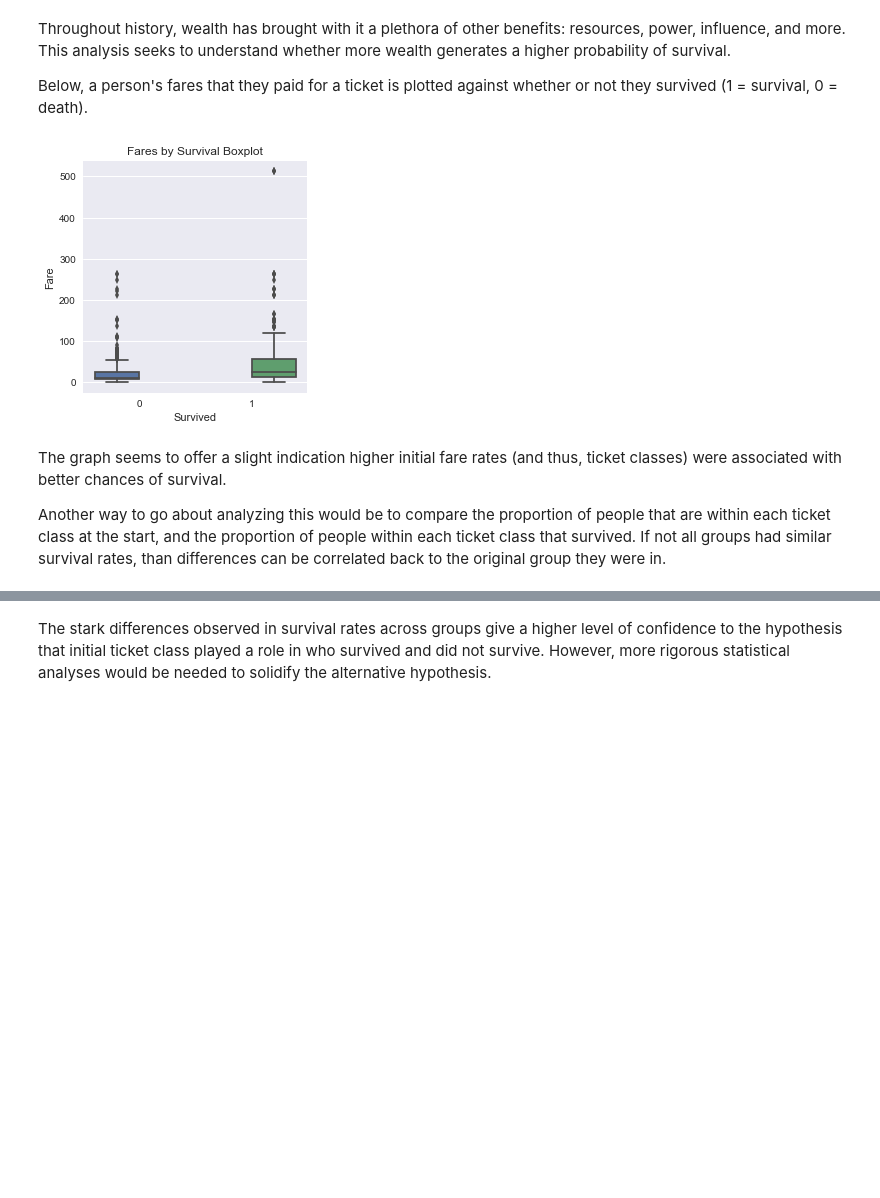
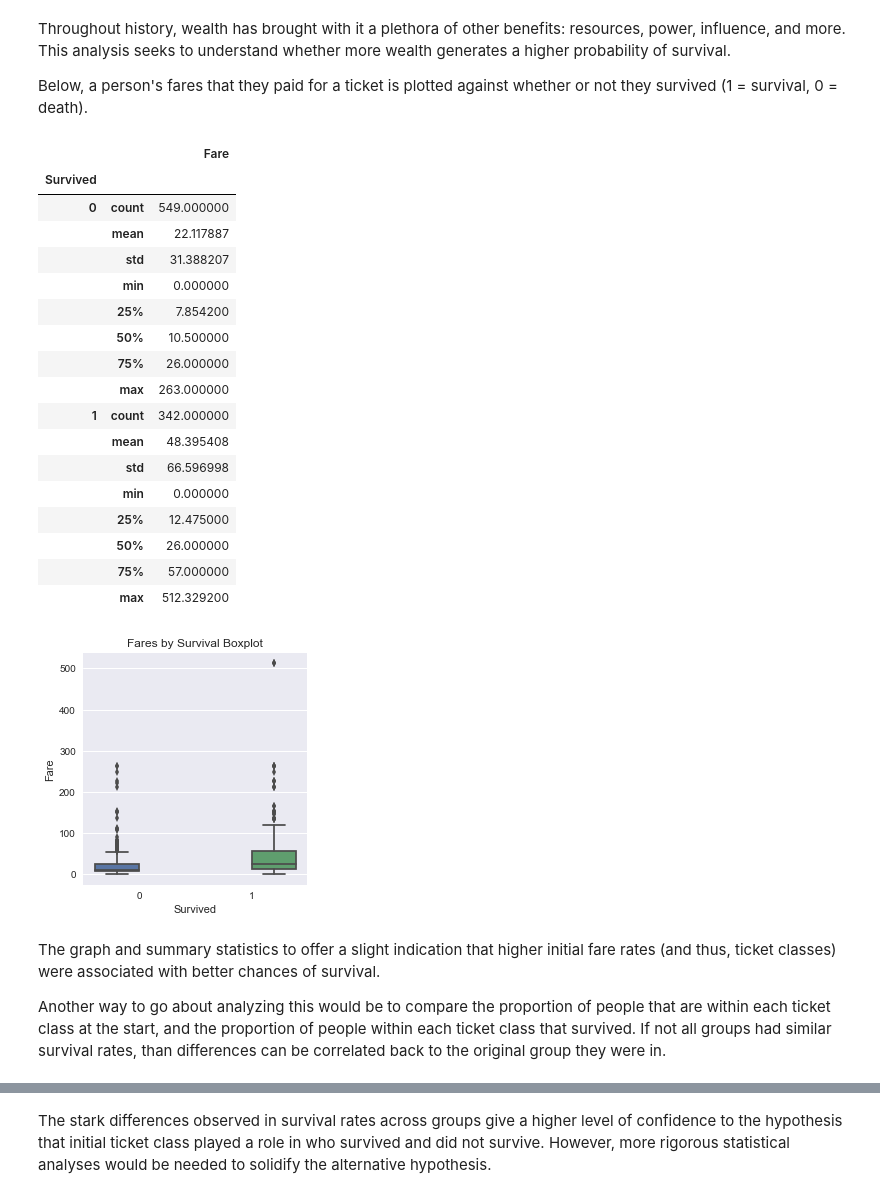
Before and after one commit to jaottavi/Titanic_Data_Analyst, a Jupyter notebook: Titanic-Project.ipynb, the cells around one changed output, grey strips where cells are left out. Saved outputs shown, nothing was run; the diff lists cells and outputs as text; code cells hidden in the pictures; blank space fills up the shorter version.

```diff
--- a/Titanic-Project.ipynb
+++ b/Titanic-Project.ipynb
@@ -88,13 +102,33 @@ Throughout history, wealth has brought with it a plethora of other benefits: res
 
 Below, a person's fares that they paid for a ticket is plotted against whether or not they survived (1 = survival, 0 = death).
 # %%
+display(pd.DataFrame(titanic.groupby(['Survived'])['Fare'].describe()))
+
 sns.factorplot(x = 'Survived', y = 'Fare', hue = 'Survived', kind = 'box', data = titanic)
 plt.title('Fares by Survival Boxplot')
 plt.show()
 # %% [output]
+|  |  | Fare |
+| Survived |  |  |
+| 0 | count | 549.000000 |
+|  | mean | 22.117887 |
+|  | std | 31.388207 |
+|  | min | 0.000000 |
+|  | 25% | 7.854200 |
+|  | 50% | 10.500000 |
+|  | 75% | 26.000000 |
+|  | max | 263.000000 |
+| 1 | count | 342.000000 |
+|  | mean | 48.395408 |
+|  | std | 66.596998 |
+|  | min | 0.000000 |
+|  | 25% | 12.475000 |
+|  | 50% | 26.000000 |
+|  | 75% | 57.000000 |
+|  | max | 512.329200 |
 [figure]
 # %% [markdown]
-The graph seems to offer a slight indication higher initial fare rates (and thus, ticket classes) were associated with better chances of survival.
+The graph and summary statistics to offer a slight indication that higher initial fare rates (and thus, ticket classes) were associated with better chances of survival.
 
 Another way to go about analyzing this would be to compare the proportion of people that are within each ticket class at the start, and the proportion of people within each ticket class that survived. If not all groups had similar survival rates, than differences can be correlated back to the original group they were in.
 # %%
```
Also changed, not shown: parts of 9 cells of this notebook, 1 other file.
